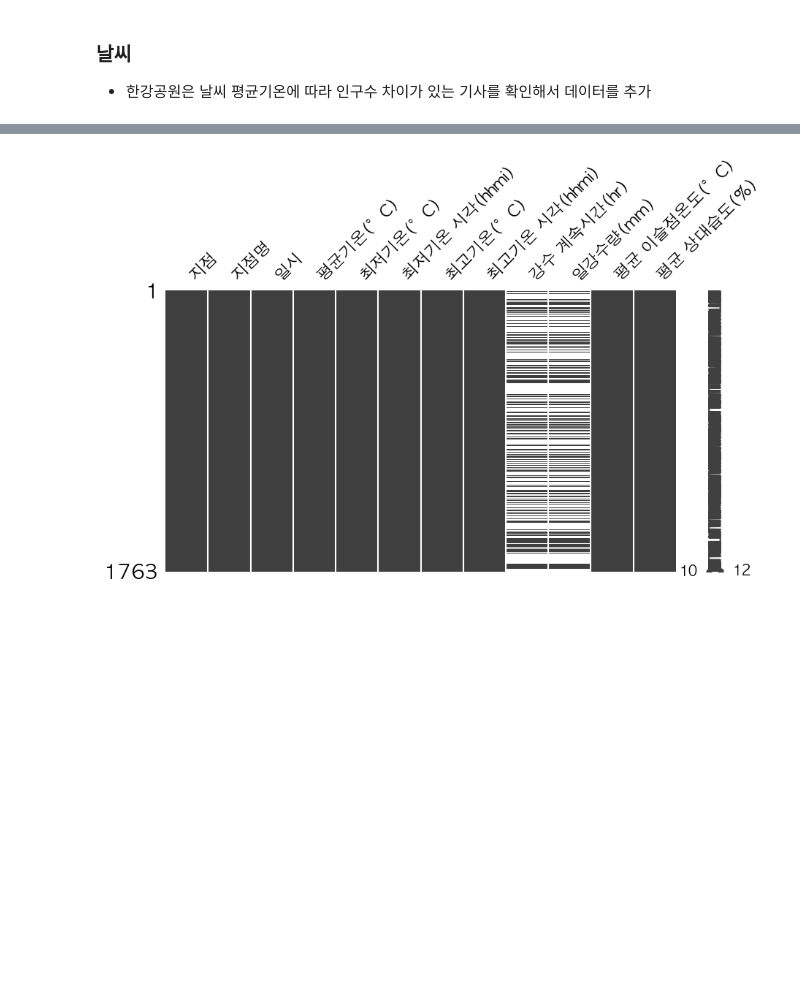
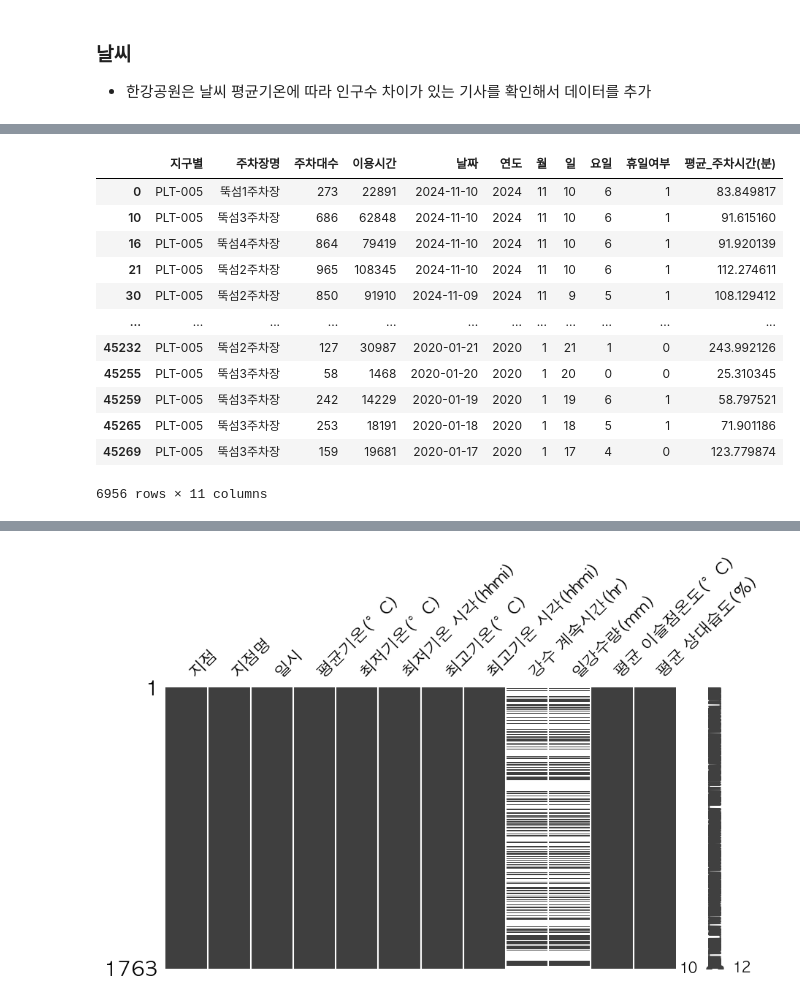
Before and after one commit to terryhyuk/HanGang_Mate, a Jupyter notebook: Python/DataAnalysis/HanRiver_FeatureEngineering.ipynb, the cells around one changed output, grey strips where cells are left out. Cells and saved outputs as stored; diff of their text form; code cells hidden in the pictures; blank space fills up the shorter version.

```diff
--- a/Python/DataAnalysis/HanRiver_FeatureEngineering.ipynb
+++ b/Python/DataAnalysis/HanRiver_FeatureEngineering.ipynb
@@ -159,3 +183,19 @@ plt.show()
+# %%
+df_day[df_day['지구별'] == 'PLT-005']
+# %% [output]
+|  | 지구별 | 주차장명 | 주차대수 | 이용시간 | 날짜 | 연도 | 월 | 일 | 요일 | 휴일여부 | 평균_주차시간(분) |
+| 0 | PLT-005 | 뚝섬1주차장 | 273 | 22891 | 2024-11-10 | 2024 | 11 | 10 | 6 | 1 | 83.849817 |
+| 10 | PLT-005 | 뚝섬3주차장 | 686 | 62848 | 2024-11-10 | 2024 | 11 | 10 | 6 | 1 | 91.615160 |
+| 16 | PLT-005 | 뚝섬4주차장 | 864 | 79419 | 2024-11-10 | 2024 | 11 | 10 | 6 | 1 | 91.920139 |
+| 21 | PLT-005 | 뚝섬2주차장 | 965 | 108345 | 2024-11-10 | 2024 | 11 | 10 | 6 | 1 | 112.274611 |
+| 30 | PLT-005 | 뚝섬2주차장 | 850 | 91910 | 2024-11-09 | 2024 | 11 | 9 | 5 | 1 | 108.129412 |
+| ... | ... | ... | ... | ... | ... | ... | ... | ... | ... | ... | ... |
+| 45232 | PLT-005 | 뚝섬2주차장 | 127 | 30987 | 2020-01-21 | 2020 | 1 | 21 | 1 | 0 | 243.992126 |
+| 45255 | PLT-005 | 뚝섬3주차장 | 58 | 1468 | 2020-01-20 | 2020 | 1 | 20 | 0 | 0 | 25.310345 |
+| 45259 | PLT-005 | 뚝섬3주차장 | 242 | 14229 | 2020-01-19 | 2020 | 1 | 19 | 6 | 1 | 58.797521 |
+| 45265 | PLT-005 | 뚝섬3주차장 | 253 | 18191 | 2020-01-18 | 2020 | 1 | 18 | 5 | 1 | 71.901186 |
+| 45269 | PLT-005 | 뚝섬3주차장 | 159 | 19681 | 2020-01-17 | 2020 | 1 | 17 | 4 | 0 | 123.779874 |
+6956 rows × 11 columns
 # %%
 # 날씨 CSV FILE 불러오기
 weather_seoul = pd.read_csv("../Data/서울날씨20-24.csv", encoding='euc-kr')
```
Also changed, not shown: parts of 20 cells of this notebook, 7 other files.
